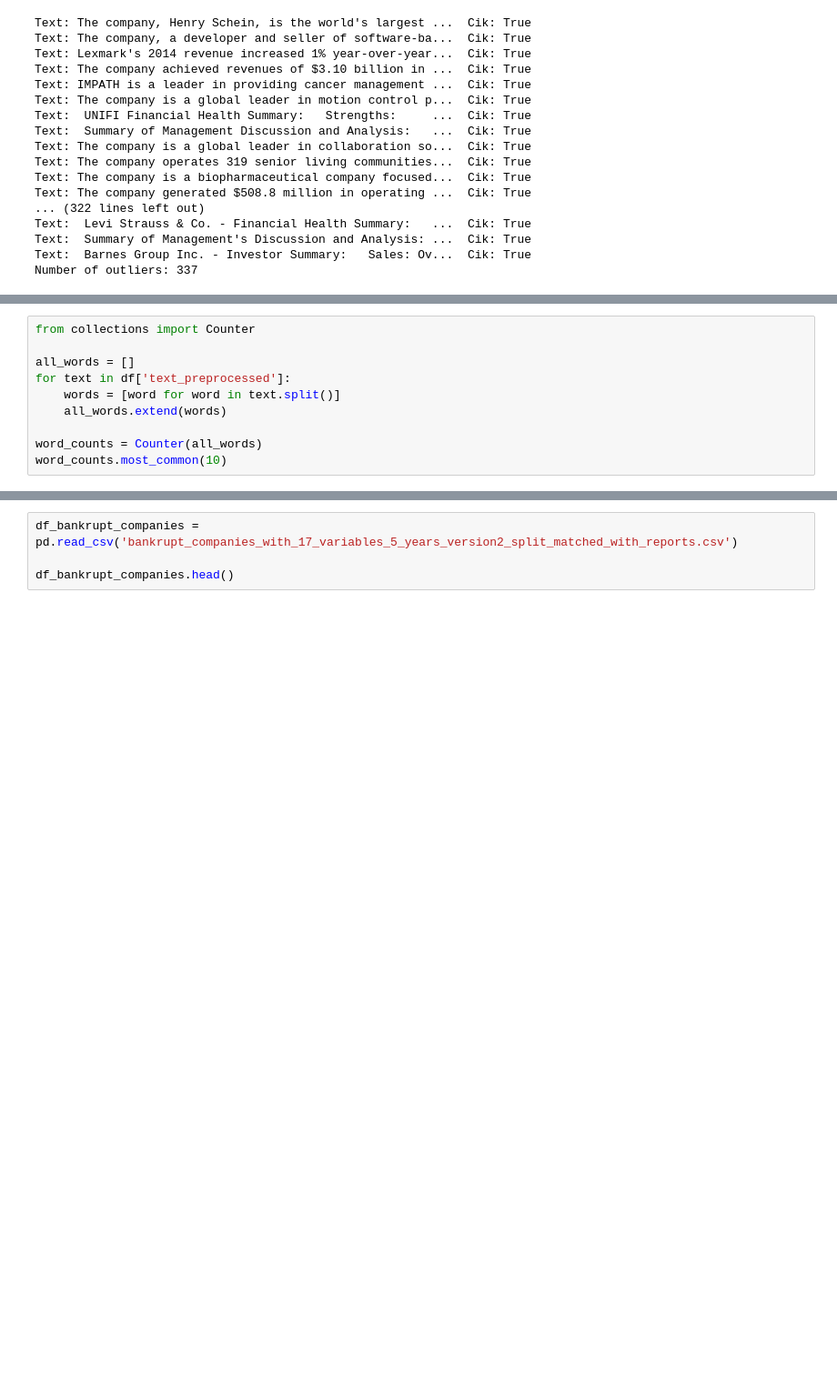
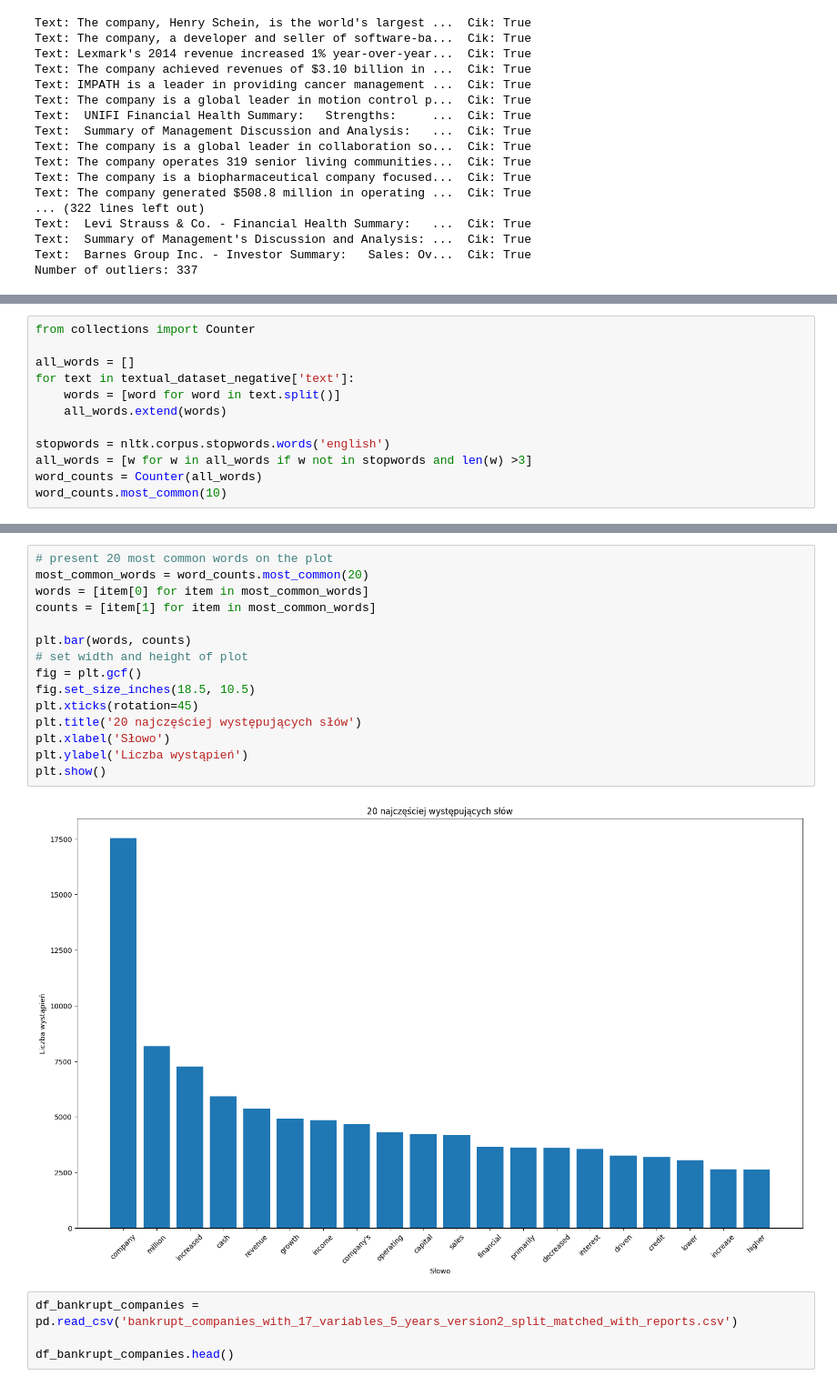
Before and after one commit to grepoz/bankruptcy-prophet, a Jupyter notebook: dataset/edgar-summary-generator.ipynb, the cells around one changed output, grey strips where cells are left out. Shown at 91% size. Cells and saved outputs as stored; diff of their text form; blank space fills up the shorter version.

```diff
--- a/dataset/edgar-summary-generator.ipynb
+++ b/dataset/edgar-summary-generator.ipynb
@@ -879,10 +827,12 @@ plt.hist(all_texts_total_keywords, bins=50)
 from collections import Counter
 
 all_words = []
-for text in df['text_preprocessed']:
+for text in textual_dataset_negative['text']:
     words = [word for word in text.split()]
     all_words.extend(words)
 
+stopwords = nltk.corpus.stopwords.words('english')
+all_words = [w for w in all_words if w not in stopwords and len(w) >3]
 word_counts = Counter(all_words)
 word_counts.most_common(10)
 # %% [output]
@@ -909,3 +849,20 @@ word_counts.most_common(10)
+# %%
+# present 20 most common words on the plot
+most_common_words = word_counts.most_common(20)
+words = [item[0] for item in most_common_words]
+counts = [item[1] for item in most_common_words]
+
+plt.bar(words, counts)
+# set width and height of plot
+fig = plt.gcf()
+fig.set_size_inches(18.5, 10.5)
+plt.xticks(rotation=45)
+plt.title('20 najczęściej występujących słów')
+plt.xlabel('Słowo')
+plt.ylabel('Liczba wystąpień')
+plt.show()
+# %% [output]
+[figure, added]
 # %%
 df_bankrupt_companies = pd.read_csv('bankrupt_companies_with_17_variables_5_years_version2_split_matched_with_reports.csv')
 
```
Also changed, not shown: parts of 21 cells of this notebook, 5 other files.
